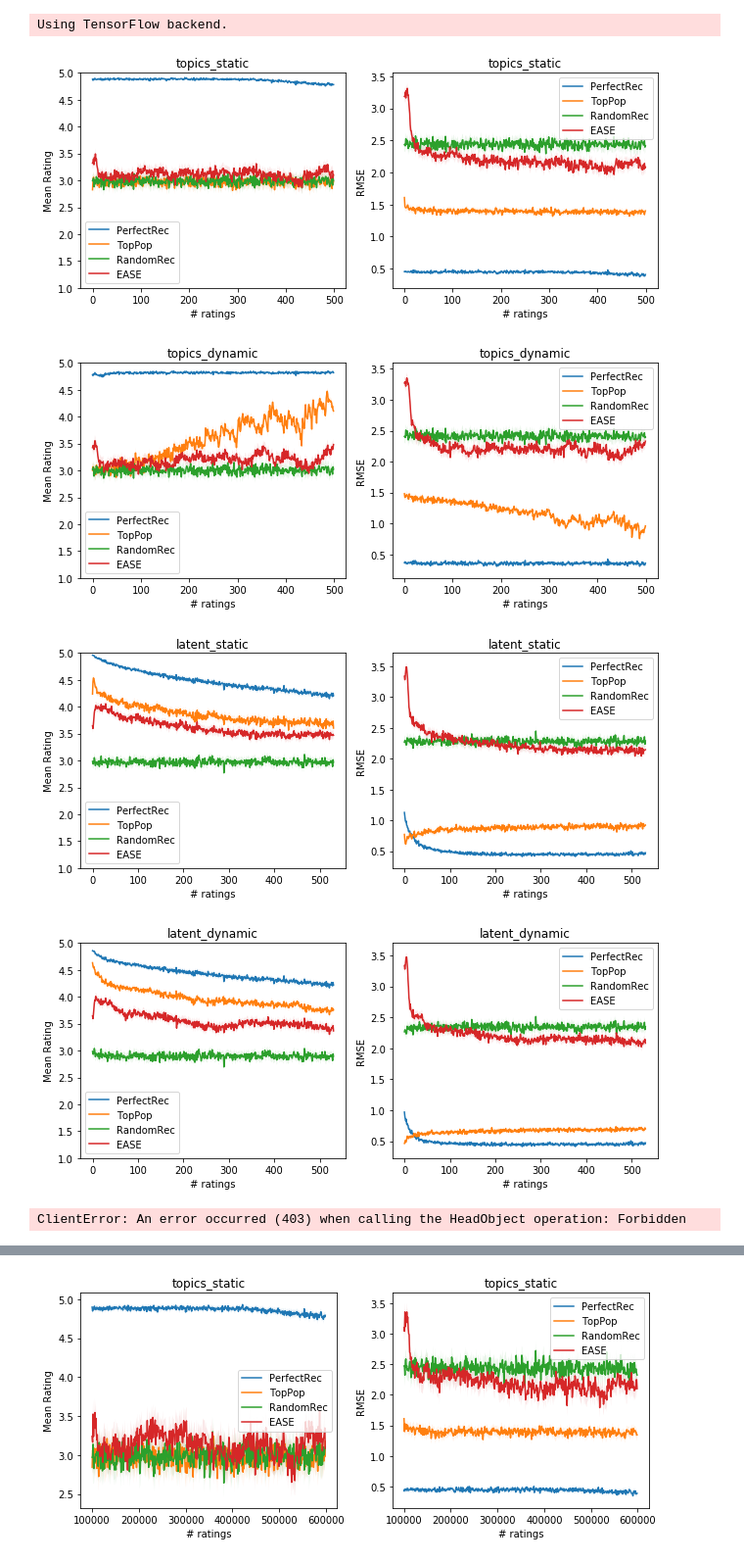
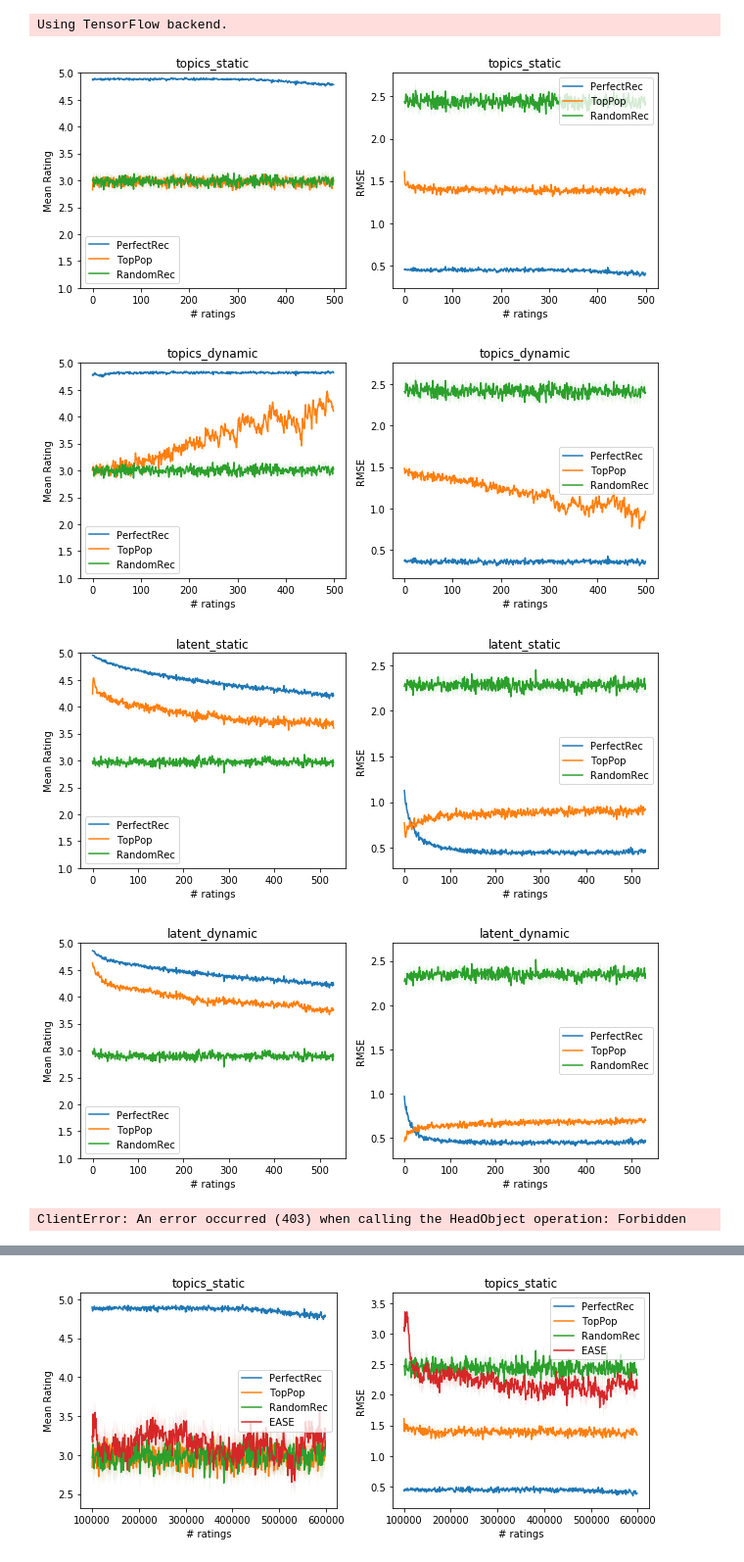
Before and after one commit to berkeley-reclab/RecLab, a Jupyter notebook: experiments/Plotting-Results.ipynb, the cells around one changed output, grey strips where cells are left out. Shown at 98% size. Saved outputs shown, nothing was run; the diff lists cells and outputs as text; code cells hidden in the pictures.

```diff
--- a/experiments/Plotting-Results.ipynb
+++ b/experiments/Plotting-Results.ipynb
@@ -22,7 +22,7 @@ data_dir = 'master'
 
 env_names = ['topics_static', 'topics_dynamic', 'latent_static', 'latent_dynamic'] + \
             ['topics_static_small', 'topics_dynamic_small', 'latent_static_small', 'latent_dynamic_small']
-recommender_names = ['PerfectRec', 'TopPop', 'RandomRec', 'EASE']
+recommender_names = ['PerfectRec', 'TopPop', 'RandomRec'] #, 'EASE']
 
 for env_name in env_names:
 
@@ -41,37 +41,37 @@ for env_name in env_names:
     elif env_name == 'latent_static_small':
         ENV_PARAMS = LATENT_STATIC_SMALL
     elif env_name == 'latent_dynamic_small':
         ENV_PARAMS = LATENT_DYNAMIC_SMALL
     else:
         assert False, "environment not implemented!"
 
 
     # Experiment setup.
     n_trials = 3
     trial_seeds = [i for i in range(n_trials)]
     num_init_ratings = ENV_PARAMS['optional_params']['num_init_ratings']
     len_trial = get_len_trial(ENV_PARAMS)
     num_users = ENV_PARAMS['params']['num_users']
 
     environment_name = ENV_PARAMS['name']
     env_name = ENV_PARAMS['name']
 
     plot_ratings_mses_s3(recommender_names,
                          len_trial,
                          bucket_name,
                          data_dir,
                          env_name,
                          trial_seeds,
                          plot_dense=False,
                          num_users=num_users,
                          num_init_ratings=num_init_ratings,
                          threshold=10,
                          title=[env_name, env_name])
 # %% [output]
-[figure, old version]
+[figure, new version]
-[figure, old version]
+[figure, new version]
-[figure, old version]
+[figure, new version]
-[figure, old version]
+[figure, new version]
 ClientError: An error occurred (403) when calling the HeadObject operation: Forbidden
 [figure]
 # %%
```
Also changed, not shown: 3 other files.
